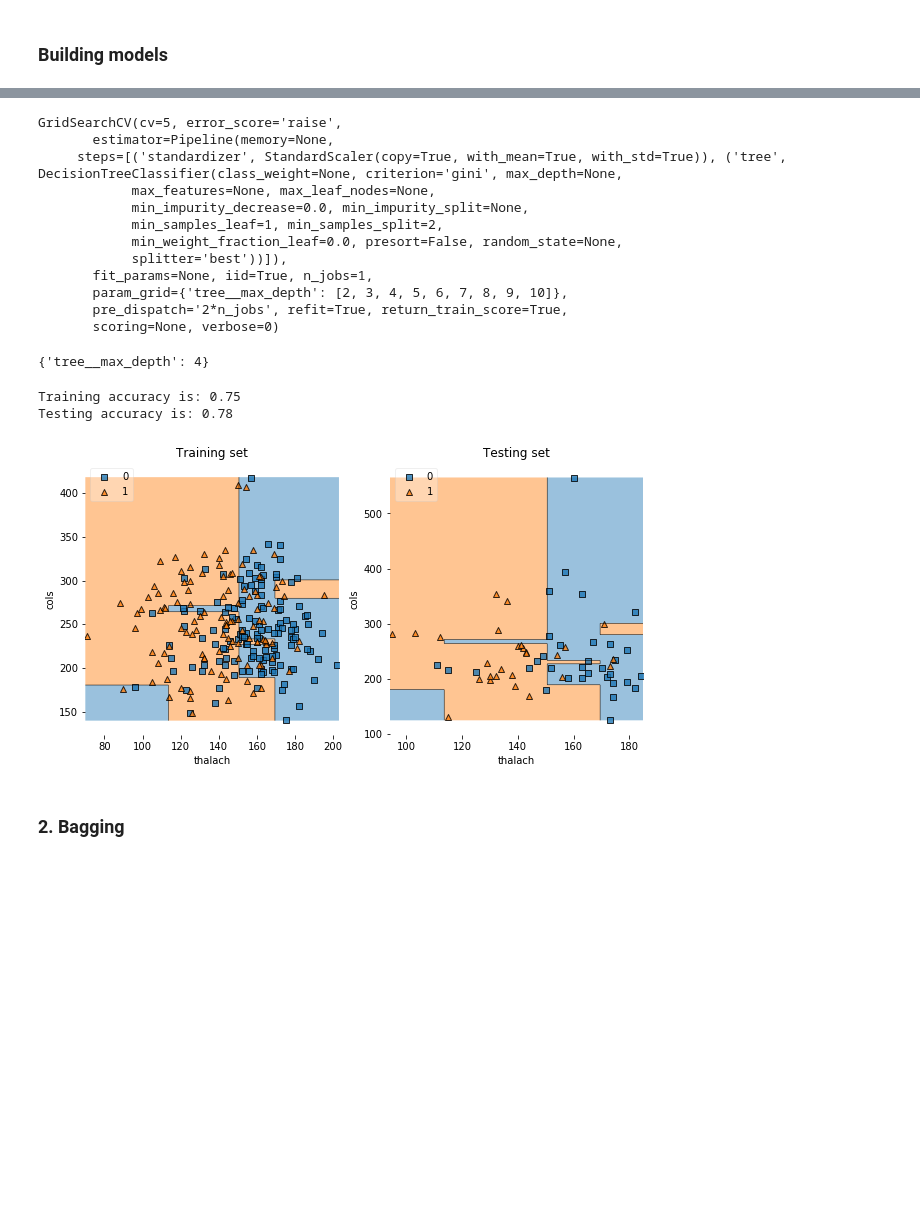
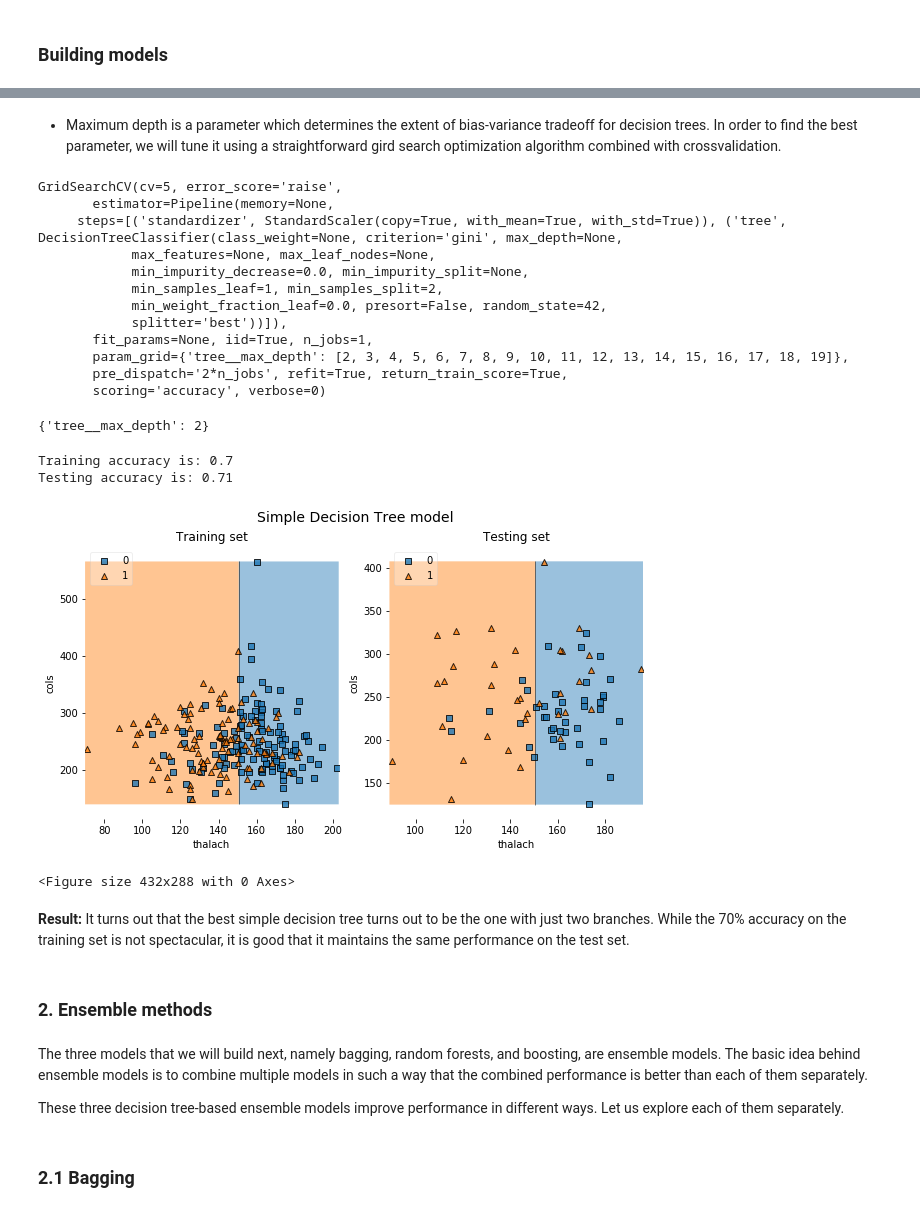
Before and after one commit to Thilakraj1998/heart-disease-classification, a Jupyter notebook: decisiontrees.ipynb, the cells around one changed output, grey strips where cells are left out. Drawn from its saved outputs; the diff is of its cells as text; code cells hidden in the pictures; blank space fills up the shorter version.

Commit message:
added writeup in both notebooks and added images

```diff
--- a/decisiontrees.ipynb
+++ b/decisiontrees.ipynb
@@ -17,5 +50,5 @@ from mlxtend.plotting import plot_decision_regions
 # %%
 #Read train and test datasets
-traindf = pd.read_csv("train.csv")
-testdf = pd.read_csv("test.csv")
+traindf = pd.read_csv("../train.csv")
+testdf = pd.read_csv("../test.csv")
 # %%
@@ -103,9 +158,10 @@ tree_pipe = Pipeline(tree_steps)
+# %% [markdown]
+- Maximum depth is a parameter which determines the extent of bias-variance tradeoff for decision trees. In order to find the best parameter, we will tune it using a straightforward gird search optimization algorithm combined with crossvalidation.
 # %%
-#define tree params - max depth
-
-tree_params = {"tree__max_depth":list(range(2,11))}
+#define tree params - max depth of 2 to 20
+tree_params = {"tree__max_depth":list(range(2,20))}
 # %%
-tree = GridSearchCV(tree_pipe,param_grid = tree_params, cv=5)
+tree = GridSearchCV(tree_pipe,param_grid = tree_params, cv=5, scoring = "accuracy")
 tree.fit(X_train, y_train)
 # %% [output]
 GridSearchCV(cv=5, error_score='raise',
@@ -114,29 +170,40 @@ GridSearchCV(cv=5, error_score='raise',
             max_features=None, max_leaf_nodes=None,
             min_impurity_decrease=0.0, min_impurity_split=None,
             min_samples_leaf=1, min_samples_split=2,
-            min_weight_fraction_leaf=0.0, presort=False, random_state=None,
+            min_weight_fraction_leaf=0.0, presort=False, random_state=42,
             splitter='best'))]),
        fit_params=None, iid=True, n_jobs=1,
-       param_grid={'tree__max_depth': [2, 3, 4, 5, 6, 7, 8, 9, 10]},
+       param_grid={'tree__max_depth': [2, 3, 4, 5, 6, 7, 8, 9, 10, 11, 12, 13, 14, 15, 16, 17, 18, 19]},
        pre_dispatch='2*n_jobs', refit=True, return_train_score=True,
-       scoring=None, verbose=0)
+       scoring='accuracy', verbose=0)
 # %%
 tree.best_params_
 # %% [output]
-{'tree__max_depth': 4}
+{'tree__max_depth': 2}
 # %%
 print("Training accuracy is: {}".format(accuracy(X_train, y_train,tree)))
 print("Testing accuracy is: {}".format(accuracy(X_test, y_test,tree)))
 # %% [output]
-Training accuracy is: 0.75
-Testing accuracy is: 0.78
+Training accuracy is: 0.7
+Testing accuracy is: 0.71
 # %%
 fig, ax = plt.subplots(1,2, figsize = (10, 5))
 plot_regions(X_train,y_train, tree,ax[0], "Training set")
 plot_regions(X_test,y_test, tree,ax[1], "Testing set")
 
+fig.suptitle("Simple Decision Tree model", fontsize=14)
 plt.show()
+plt.savefig("images/simpletree.png")
 # %% [output]
-[figure, old version]
+[figure, new version]
+<Figure size 432x288 with 0 Axes>
+# %% [markdown]
+**Result:** It turns out that the best simple decision tree turns out to be the one with just two branches. While the 70% accuracy on the training set is not spectacular, it is good that it maintains the same performance on the test set.
+# %% [markdown]
+### 2. Ensemble methods
+# %% [markdown]
+The three models that we will build next, namely bagging, random forests, and boosting, are ensemble models. The basic idea behind ensemble models is to combine multiple models in such a way that the combined performance is better than each of them separately.
+
+These three decision tree-based ensemble models improve performance in different ways. Let us explore each of them separately.
 # %% [markdown]
-### 2. Bagging
+### 2.1 Bagging
```
Also changed, not shown: parts of 51 cells of this notebook, 10 other files.
